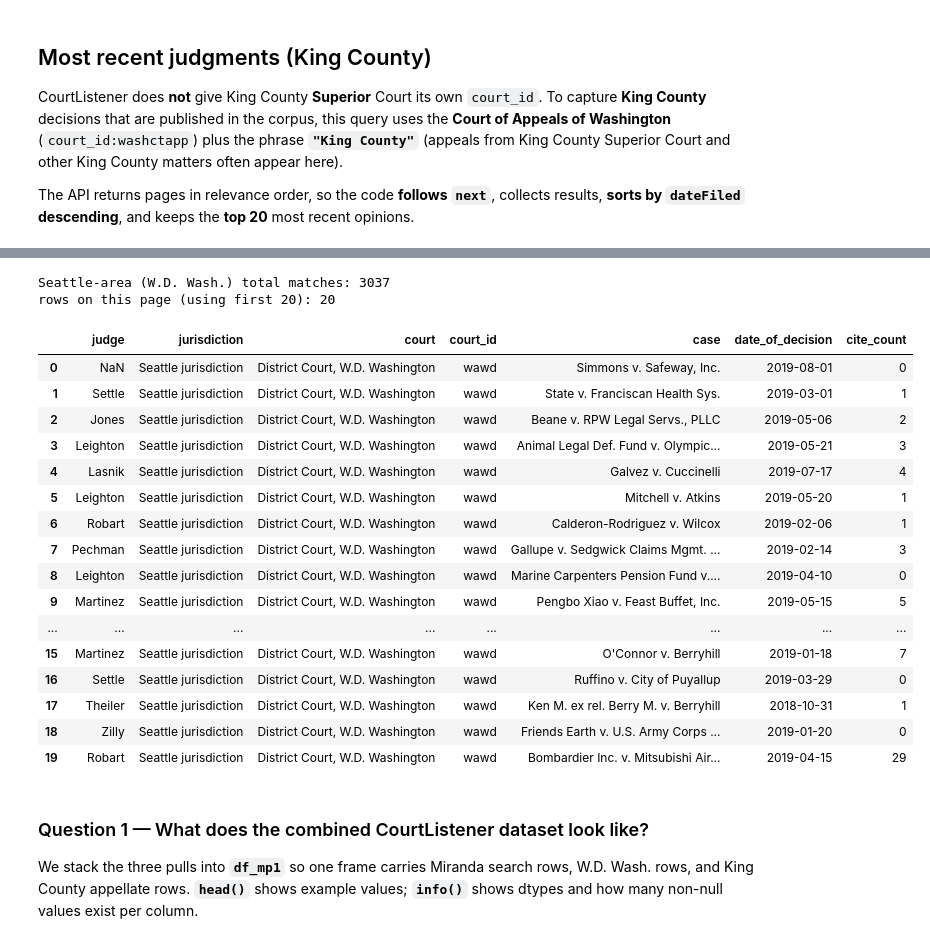
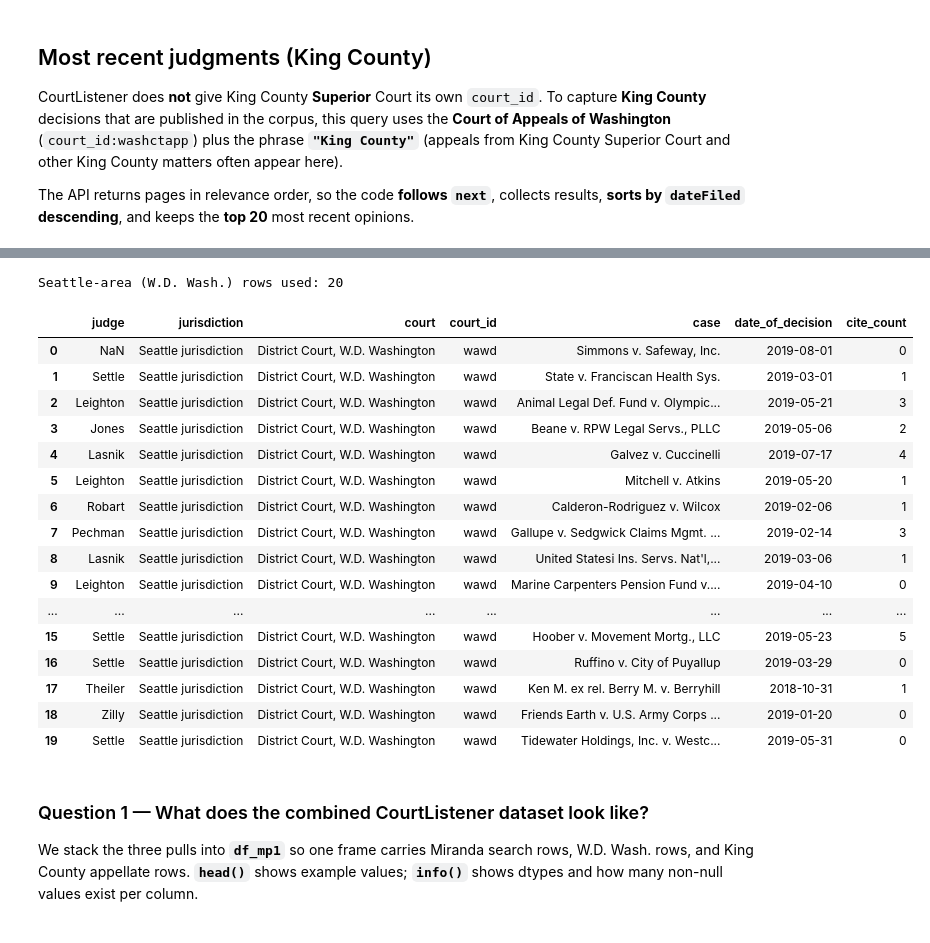
Before and after one commit to ranjitharangaswamy/hcde530, a Jupyter notebook: week 5/week5_courtlistener_cases.ipynb, the cells around one changed output, grey strips where cells are left out. Cells and saved outputs as stored; diff of their text form; code cells hidden in the pictures.

```diff
--- a/week 5/week5_courtlistener_cases.ipynb
+++ b/week 5/week5_courtlistener_cases.ipynb
@@ -252,62 +143,42 @@ rows paginated for sorting: 500 · using newest 20 by dateFiled
 # %%
-SEATTLE_JURISDICTION_LABEL = "Seattle jurisdiction"
-
-raw_seattle = courtlistener_search("court_id:wawd", token=token)
-results_seattle = raw_seattle.get("results") or []
-print("Seattle-area (W.D. Wash.) total matches:", raw_seattle.get("count"))
-print("rows on this page (using first 20):", min(20, len(results_seattle)))
+wawd = slice_seattle_federal(master, n=20)
+print("Seattle-area (W.D. Wash.) rows used:", len(wawd))
 
 rows_jurisdiction: list[dict[str, object]] = []
-for item in results_seattle[:20]:
-    case = (item.get("caseName") or item.get("caseNameFull") or "").strip()
-    judge = (item.get("judge") or "").strip()
-    panel = item.get("panel_names") or []
-    if not judge and panel:
-        judge = "; ".join(str(p) for p in panel if p)
-    court_name = (item.get("court") or "").strip()
-    court_id = (item.get("court_id") or "").strip()
-    date_dec = item.get("dateFiled") or item.get("dateArgued")
-
-    cite = item.get("citeCount")
-    try:
-        cite_n = int(cite) if cite is not None else 0
-    except (TypeError, ValueError):
-        cite_n = 0
-
+for _, r in wawd.iterrows():
     rows_jurisdiction.append(
         {
-            "judge": judge or pd.NA,
+            "judge": r["judge"] or pd.NA,
             "jurisdiction": SEATTLE_JURISDICTION_LABEL,
-            "court": court_name or pd.NA,
-            "court_id": court_id or pd.NA,
-            "case": case or pd.NA,
-            "date_of_decision": date_dec or pd.NA,
-            "cite_count": cite_n,
+            "court": r["court"] or pd.NA,
+            "court_id": r["court_id"],
+            "case": r["case"],
+            "date_of_decision": r["date_of_decision"],
+            "cite_count": int(r["cite_count"]) if pd.notna(r["cite_count"]) else 0,
         }
     )
 
 df_jurisdiction = pd.DataFrame(rows_jurisdiction)
 df_jurisdiction
 # %% [output]
-Seattle-area (W.D. Wash.) total matches: 3037
-rows on this page (using first 20): 20
+Seattle-area (W.D. Wash.) rows used: 20
 |  | judge | jurisdiction | court | court_id | case | date_of_decision | cite_count |
 | 0 | NaN | Seattle jurisdiction | District Court, W.D. Washington | wawd | Simmons v. Safeway, Inc. | 2019-08-01 | 0 |
 | 1 | Settle | Seattle jurisdiction | District Court, W.D. Washington | wawd | State v. Franciscan Health Sys. | 2019-03-01 | 1 |
-| 2 | Jones | Seattle jurisdiction | District Court, W.D. Washington | wawd | Beane v. RPW Legal Servs., PLLC | 2019-05-06 | 2 |
-| 3 | Leighton | Seattle jurisdiction | District Court, W.D. Washington | wawd | Animal Legal Def. Fund v. Olympic... | 2019-05-21 | 3 |
+| 2 | Leighton | Seattle jurisdiction | District Court, W.D. Washington | wawd | Animal Legal Def. Fund v. Olympic... | 2019-05-21 | 3 |
+| 3 | Jones | Seattle jurisdiction | District Court, W.D. Washington | wawd | Beane v. RPW Legal Servs., PLLC | 2019-05-06 | 2 |
 | 4 | Lasnik | Seattle jurisdiction | District Court, W.D. Washington | wawd | Galvez v. Cuccinelli | 2019-07-17 | 4 |
 | 5 | Leighton | Seattle jurisdiction | District Court, W.D. Washington | wawd | Mitchell v. Atkins | 2019-05-20 | 1 |
 | 6 | Robart | Seattle jurisdiction | District Court, W.D. Washington | wawd | Calderon-Rodriguez v. Wilcox | 2019-02-06 | 1 |
 | 7 | Pechman | Seattle jurisdiction | District Court, W.D. Washington | wawd | Gallupe v. Sedgwick Claims Mgmt. ... | 2019-02-14 | 3 |
-| 8 | Leighton | Seattle jurisdiction | District Court, W.D. Washington | wawd | Marine Carpenters Pension Fund v.... | 2019-04-10 | 0 |
-| 9 | Martinez | Seattle jurisdiction | District Court, W.D. Washington | wawd | Pengbo Xiao v. Feast Buffet, Inc. | 2019-05-15 | 5 |
+| 8 | Lasnik | Seattle jurisdiction | District Court, W.D. Washington | wawd | United Statesi Ins. Servs. Nat'l,... | 2019-03-06 | 1 |
+| 9 | Leighton | Seattle jurisdiction | District Court, W.D. Washington | wawd | Marine Carpenters Pension Fund v.... | 2019-04-10 | 0 |
 | ... | ... | ... | ... | ... | ... | ... | ... |
-| 15 | Martinez | Seattle jurisdiction | District Court, W.D. Washington | wawd | O'Connor v. Berryhill | 2019-01-18 | 7 |
+| 15 | Settle | Seattle jurisdiction | District Court, W.D. Washington | wawd | Hoober v. Movement Mortg., LLC | 2019-05-23 | 5 |
 | 16 | Settle | Seattle jurisdiction | District Court, W.D. Washington | wawd | Ruffino v. City of Puyallup | 2019-03-29 | 0 |
 | 17 | Theiler | Seattle jurisdiction | District Court, W.D. Washington | wawd | Ken M. ex rel. Berry M. v. Berryhill | 2018-10-31 | 1 |
 | 18 | Zilly | Seattle jurisdiction | District Court, W.D. Washington | wawd | Friends Earth v. U.S. Army Corps ... | 2019-01-20 | 0 |
-| 19 | Robart | Seattle jurisdiction | District Court, W.D. Washington | wawd | Bombardier Inc. v. Mitsubishi Air... | 2019-04-15 | 29 |
+| 19 | Settle | Seattle jurisdiction | District Court, W.D. Washington | wawd | Tidewater Holdings, Inc. v. Westc... | 2019-05-31 | 0 |
 # %% [markdown]
 ### Question 1 — What does the combined CourtListener dataset look like?
 
```
Also changed, not shown: parts of 8 cells of this notebook, 2 other files.
